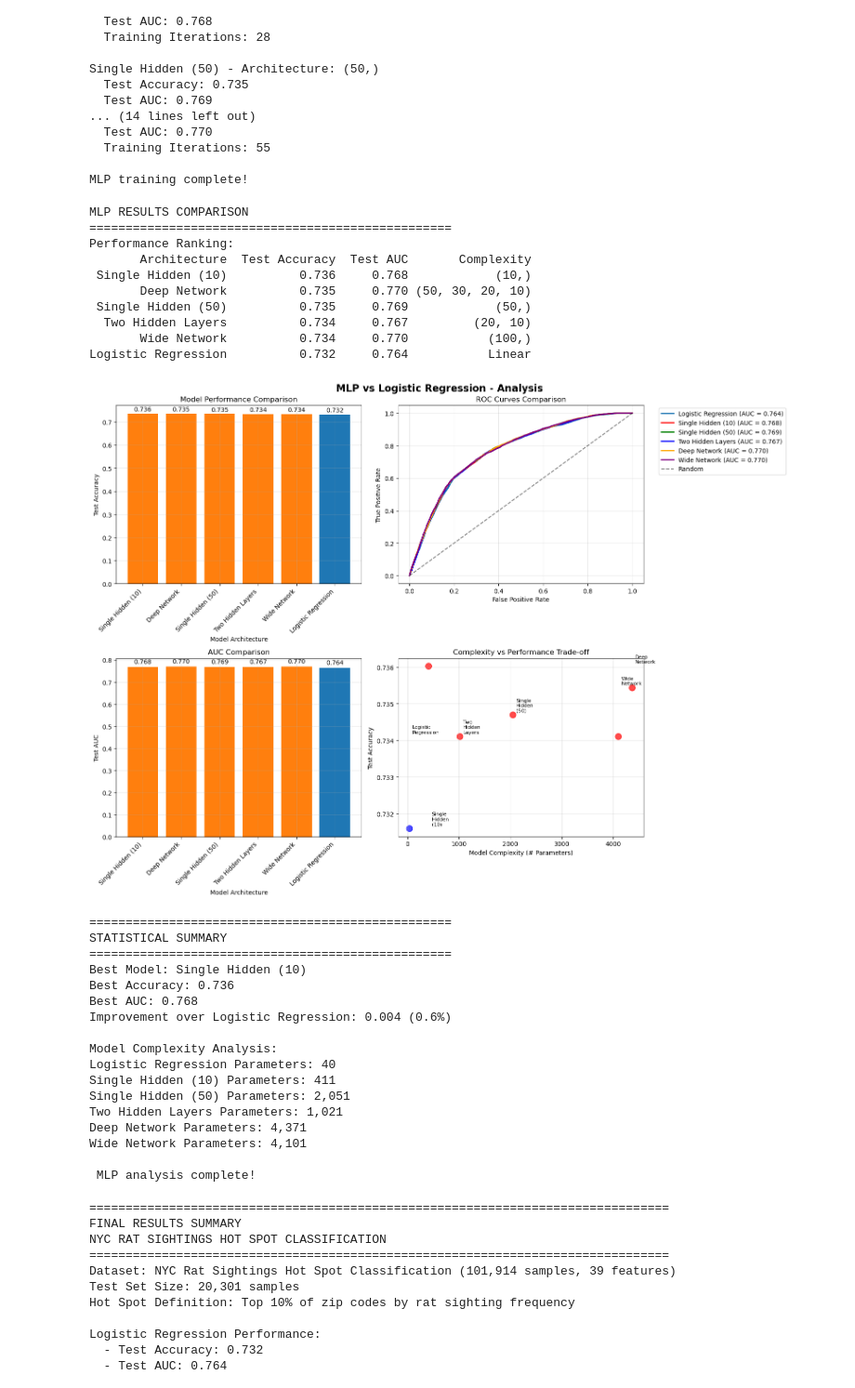
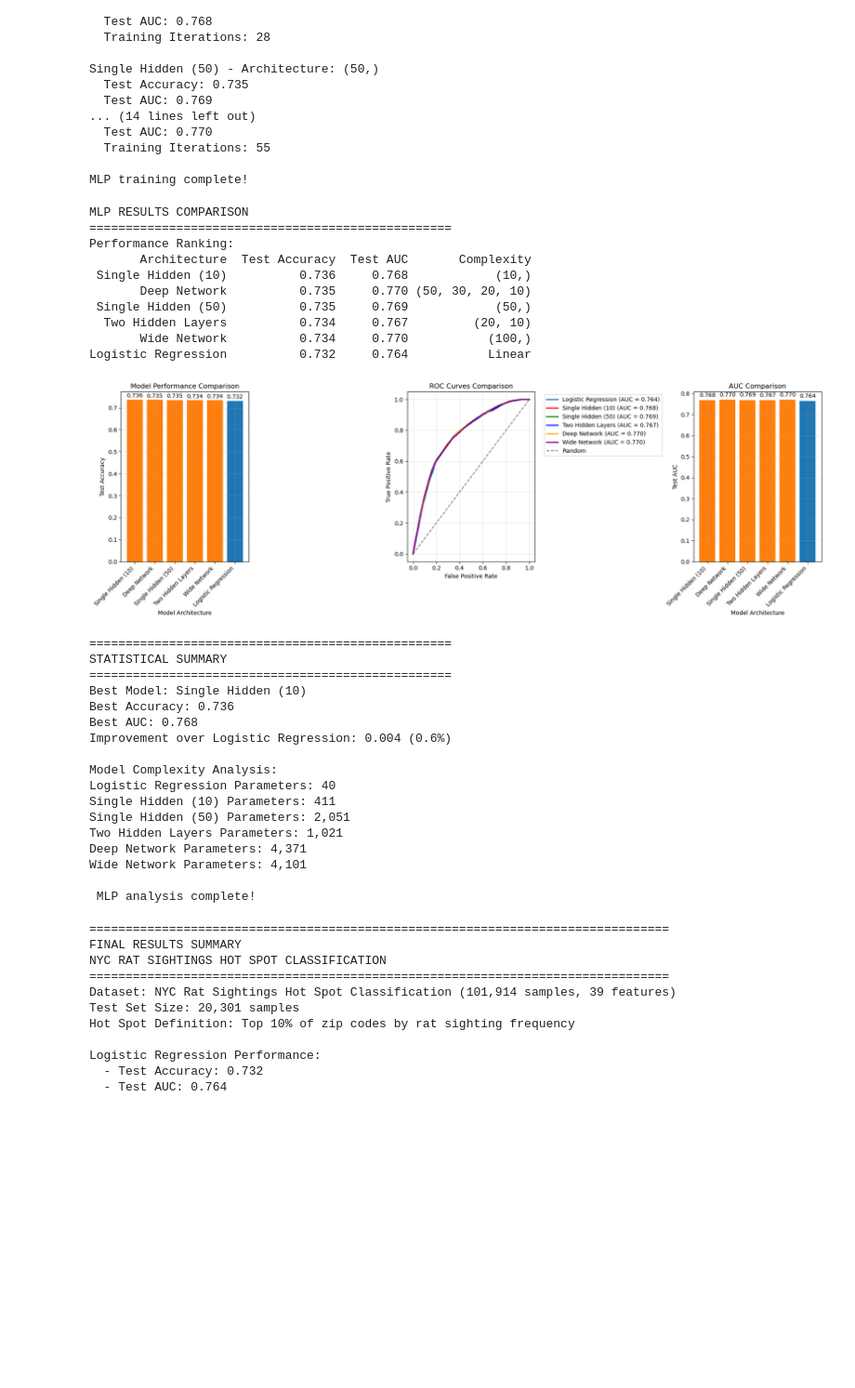
Before and after one commit to tommynelson1097/nyc-rat-hotspot-classifier, a Jupyter notebook: v2-rat-sightings-classifier-notebook.ipynb, the cells around one changed output. Shown at 93% size. Saved outputs shown, nothing was run; the diff lists cells and outputs as text; code cells hidden in the pictures; blank space fills up the shorter version.

```diff
--- a/v2-rat-sightings-classifier-notebook.ipynb
+++ b/v2-rat-sightings-classifier-notebook.ipynb
@@ -776,81 +763,46 @@ comparison_df = comparison_df.sort_values('Test Accuracy', ascending=False)
 print("Performance Ranking:")
 print(comparison_df.to_string(index=False, float_format='%.3f'))
 
-# Create comprehensive visualization
-fig, axes = plt.subplots(2, 2, figsize=(16, 12))
-fig.suptitle('MLP vs Logistic Regression - Analysis', fontsize=16, fontweight='bold')
+# Create comprehensive visualization with 1 row and 3 columns
+fig, axes = plt.subplots(1, 3, figsize=(18, 6))
 
 # 1. Accuracy Comparison
 models = comparison_df['Architecture']
 accuracies = comparison_df['Test Accuracy']
 colors_bar = ['#1f77b4' if 'Logistic' in model else '#ff7f0e' for model in models]
-
-axes[0,0].bar(range(len(models)), accuracies, color=colors_bar)
-axes[0,0].set_xlabel('Model Architecture')
-axes[0,0].set_ylabel('Test Accuracy')
-axes[0,0].set_title('Model Performance Comparison')
-axes[0,0].set_xticks(range(len(models)))
-axes[0,0].set_xticklabels(models, rotation=45, ha='right')
-axes[0,0].grid(True, alpha=0.3)
-
-# Add accuracy values on bars
+axes[0].bar(range(len(models)), accuracies, color=colors_bar)
+axes[0].set_xlabel('Model Architecture')
+axes[0].set_ylabel('Test Accuracy')
+axes[0].set_title('Model Performance Comparison')
+axes[0].set_xticks(range(len(models)))
+axes[0].set_xticklabels(models, rotation=45, ha='right')
+axes[0].grid(True, alpha=0.3)
 for i, accuracy in enumerate(accuracies):
-    axes[0,0].text(i, accuracy + 0.005, f'{accuracy:.3f}', ha='center', va='bottom')
+    axes[0].text(i, accuracy + 0.005, f'{accuracy:.3f}', ha='center', va='bottom')
 
 # 2. ROC Curves Comparison
-axes[0,1].plot(fpr, tpr, label=f'Logistic Regression (AUC = {roc_auc:.3f})', linewidth=2)
-
+axes[1].plot(fpr, tpr, label=f'Logistic Regression (AUC = {roc_auc:.3f})', linewidth=2)
 colors_roc = ['red', 'green', 'blue', 'orange', 'purple']
 for i, (name, results) in enumerate(mlp_results.items()):
-    axes[0,1].plot(results['fpr'], results['tpr'],
-                   label=f'{name} (AUC = {results["test_auc"]:.3f})',
-                   linewidth=2, color=colors_roc[i])
-
-axes[0,1].plot([0, 1], [0, 1], 'k--', alpha=0.5, label='Random')
-axes[0,1].set_xlabel('False Positive Rate')
-axes[0,1].set_ylabel('True Positive Rate')
-axes[0,1].set_title('ROC Curves Comparison')
-axes[0,1].legend(bbox_to_anchor=(1.05, 1), loc='upper left')
-axes[0,1].grid(True, alpha=0.3)
+    axes[1].plot(results['fpr'], results['tpr'], label=f'{name} (AUC = {results["test_auc"]:.3f})', linewidth=2, color=colors_roc[i])
+axes[1].plot([0, 1], [0, 1], 'k--', alpha=0.5, label='Random')
+axes[1].set_xlabel('False Positive Rate')
+axes[1].set_ylabel('True Positive Rate')
+axes[1].set_title('ROC Curves Comparison')
+axes[1].legend(bbox_to_anchor=(1.05, 1), loc='upper left')
+axes[1].grid(True, alpha=0.3)
 
 # 3. AUC Comparison
 aucs = comparison_df['Test AUC']
-axes[1,0].bar(range(len(models)), aucs, color=colors_bar)
-axes[1,0].set_xlabel('Model Architecture')
-axes[1,0].set_ylabel('Test AUC')
-axes[1,0].set_title('AUC Comparison')
-axes[1,0].set_xticks(range(len(models)))
-axes[1,0].set_xticklabels(models, rotation=45, ha='right')
-axes[1,0].grid(True, alpha=0.3)
-
-# Add AUC values on bars
+axes[2].bar(range(len(models)), aucs, color=colors_bar)
+axes[2].set_xlabel('Model Architecture')
+axes[2].set_ylabel('Test AUC')
+axes[2].set_title('AUC Comparison')
+axes[2].set_xticks(range(len(models)))
+axes[2].set_xticklabels(models, rotation=45, ha='right')
+axes[2].grid(True, alpha=0.3)
 for i, auc_val in enumerate(aucs):
-    axes[1,0].text(i, auc_val + 0.01, f'{auc_val:.3f}', ha='center', va='bottom')
-
-# 4. Model Complexity vs Performance
-complexities = []
-for _, row in comparison_df.iterrows():
-    if row['Architecture'] == 'Logistic Regression':
-        complexities.append(len(X_encoded.columns) + 1)  # Number of parameters
-    else:
-        model = mlp_results[row['Architecture']]['model']
-        # Calculate number of parameters in MLP
-        n_params = sum(coef.size for coef in model.coefs_) + sum(intercept.size for intercept in model.intercepts_)
-        complexities.append(n_params)
-
-scatter_colors = ['blue' if 'Logistic' in model else 'red' for model in models]
-axes[1,1].scatter(complexities, accuracies, c=scatter_colors, s=100, alpha=0.7)
-axes[1,1].set_xlabel('Model Complexity (# Parameters)')
-axes[1,1].set_ylabel('Test Accuracy')
-axes[1,1].set_title('Complexity vs Performance Trade-off')
-axes[1,1].grid(True, alpha=0.3)
-
-# Annotate points
-for i, model in enumerate(models):
-    axes[1,1].annotate(model.replace(' ', '\n'),
-                      (complexities[i], accuracies[i]),
-                      xytext=(5, 5), textcoords='offset points',
-                      fontsize=8, ha='left')
+    axes[2].text(i, auc_val + 0.01, f'{auc_val:.3f}', ha='center', va='bottom')
 
 plt.tight_layout()
 plt.show()
@@ -860,34 +812,34 @@ best_mlp = comparison_df.iloc[0]
 print(f"\n" + "="*50)
 print("STATISTICAL SUMMARY")
 print("="*50)
 print(f"Best Model: {best_mlp['Architecture']}")
 print(f"Best Accuracy: {best_mlp['Test Accuracy']:.3f}")
 print(f"Best AUC: {best_mlp['Test AUC']:.3f}")
 
 if best_mlp['Architecture'] != 'Logistic Regression':
     improvement = best_mlp['Test Accuracy'] - lr_test_acc
     print(f"Improvement over Logistic Regression: {improvement:.3f} ({(improvement/lr_test_acc)*100:.1f}%)")
 
 print(f"\nModel Complexity Analysis:")
 print(f"Logistic Regression Parameters: {len(X_encoded.columns) + 1}")
 for name, results in mlp_results.items():
     model = results['model']
     n_params = sum(coef.size for coef in model.coefs_) + sum(intercept.size for intercept in model.intercepts_)
     print(f"{name} Parameters: {n_params:,}")
 
 print(f"\n MLP analysis complete!")
 # %% [output]
 MLP RESULTS COMPARISON
 ==================================================
 Performance Ranking:
        Architecture  Test Accuracy  Test AUC       Complexity
  Single Hidden (10)          0.736     0.768            (10,)
        Deep Network          0.735     0.770 (50, 30, 20, 10)
  Single Hidden (50)          0.735     0.769            (50,)
   Two Hidden Layers          0.734     0.767         (20, 10)
        Wide Network          0.734     0.770           (100,)
 Logistic Regression          0.732     0.764           Linear
-[figure, old version]
+[figure, new version]
 ==================================================
 STATISTICAL SUMMARY
 ==================================================
```
Also changed, not shown: parts of 1 cell of this notebook, 1 other file.
